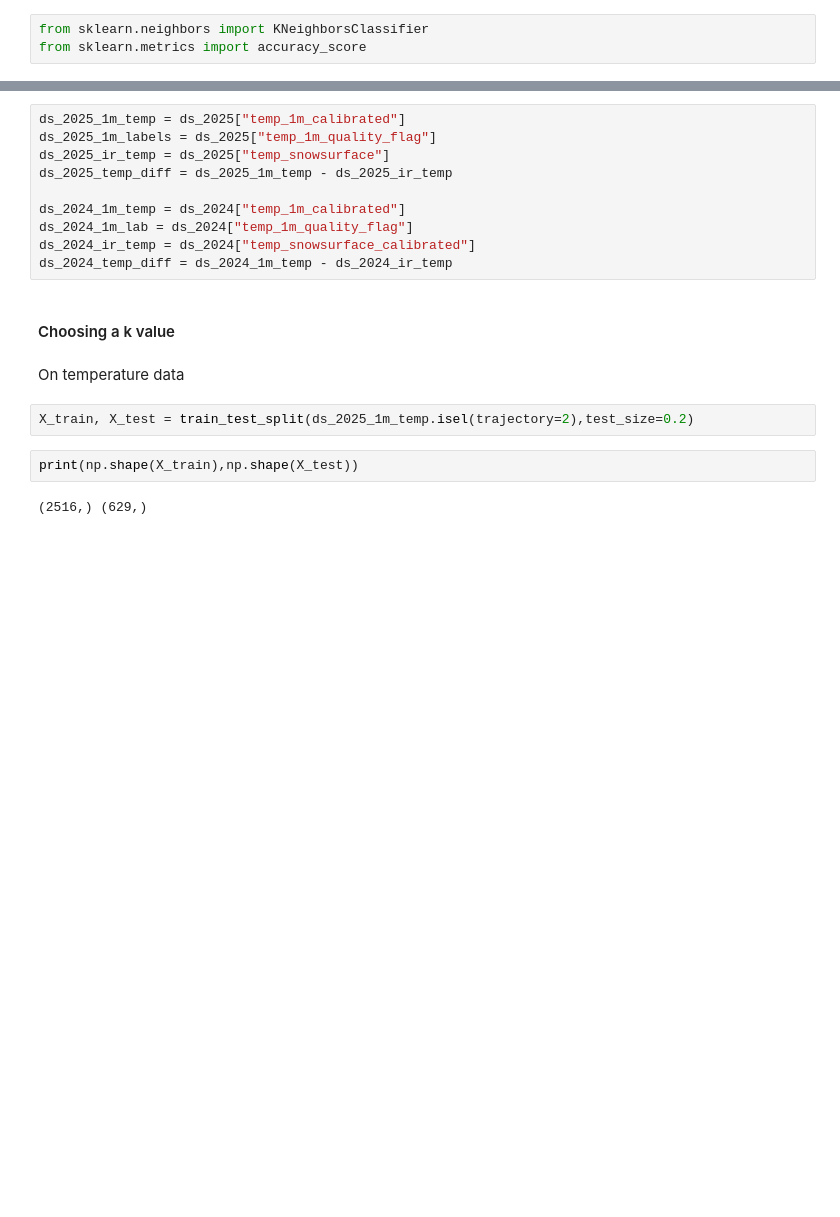
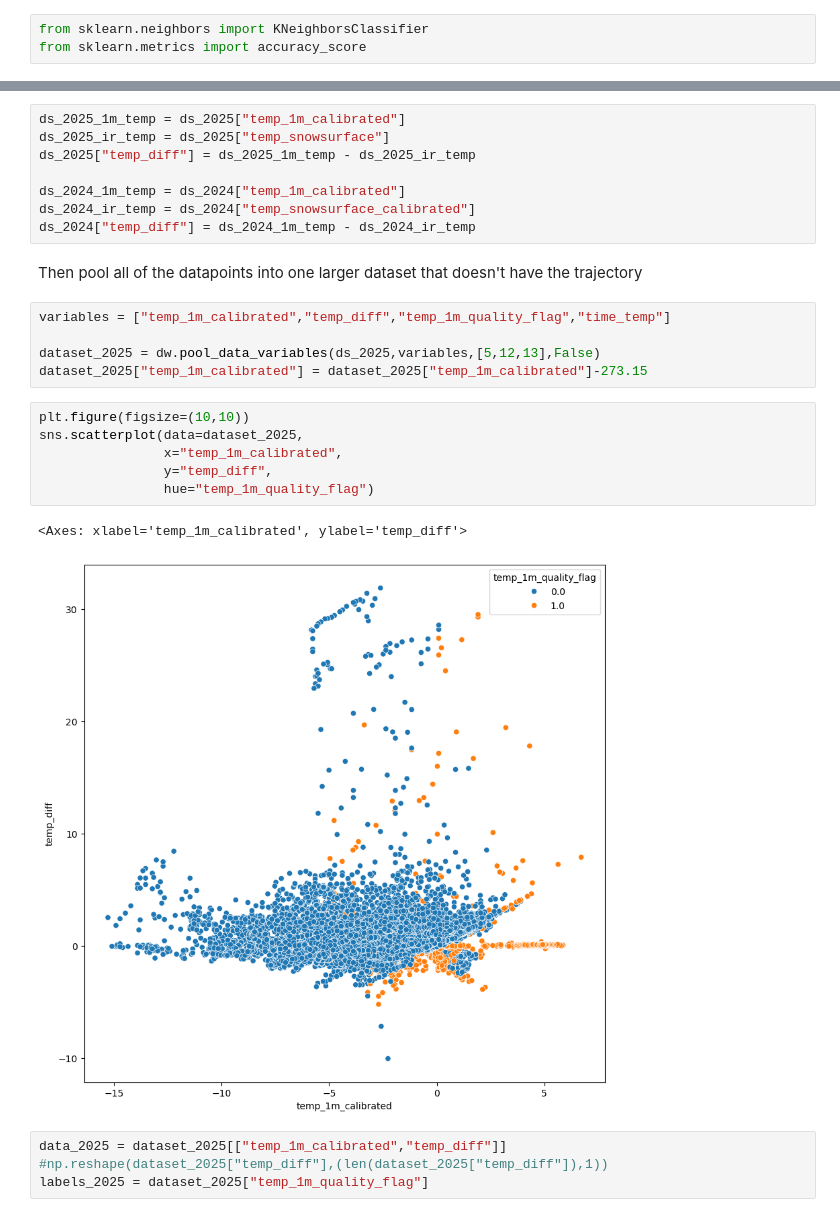
Before and after one commit to johtj/data_analysis_ml_project3, a Jupyter notebook: k-NN.ipynb, the cells around one changed output, grey strips where cells are left out. Cells and saved outputs as stored; diff of their text form; blank space fills up the shorter version.

```diff
--- a/k-NN.ipynb
+++ b/k-NN.ipynb
@@ -75,20 +83,28 @@ from sklearn.metrics import accuracy_score
 # %%
 ds_2025_1m_temp = ds_2025["temp_1m_calibrated"]
-ds_2025_1m_labels = ds_2025["temp_1m_quality_flag"]
 ds_2025_ir_temp = ds_2025["temp_snowsurface"]
-ds_2025_temp_diff = ds_2025_1m_temp - ds_2025_ir_temp
+ds_2025["temp_diff"] = ds_2025_1m_temp - ds_2025_ir_temp
 
 ds_2024_1m_temp = ds_2024["temp_1m_calibrated"]
-ds_2024_1m_lab = ds_2024["temp_1m_quality_flag"]
 ds_2024_ir_temp = ds_2024["temp_snowsurface_calibrated"]
-ds_2024_temp_diff = ds_2024_1m_temp - ds_2024_ir_temp
+ds_2024["temp_diff"] = ds_2024_1m_temp - ds_2024_ir_temp
-# %% [markdown]
-#### Choosing a k value
-# %% [markdown]
-On temperature data
+# %% [markdown]
+Then pool all of the datapoints into one larger dataset that doesn't have the trajectory
 # %%
-X_train, X_test = train_test_split(ds_2025_1m_temp.isel(trajectory=2),test_size=0.2)
+variables = ["temp_1m_calibrated","temp_diff","temp_1m_quality_flag","time_temp"]
+
+dataset_2025 = dw.pool_data_variables(ds_2025,variables,[5,12,13],False)
+dataset_2025["temp_1m_calibrated"] = dataset_2025["temp_1m_calibrated"]-273.15
-# %%
-print(np.shape(X_train),np.shape(X_test))
-# %% [output]
-(2516,) (629,)
+# %%
+plt.figure(figsize=(10,10))
+sns.scatterplot(data=dataset_2025,
+                x="temp_1m_calibrated",
+                y="temp_diff",
+                hue="temp_1m_quality_flag")
+# %% [output]
+<Axes: xlabel='temp_1m_calibrated', ylabel='temp_diff'>
+[figure, added]
+# %%
+data_2025 = dataset_2025[["temp_1m_calibrated","temp_diff"]]
+#np.reshape(dataset_2025["temp_diff"],(len(dataset_2025["temp_diff"]),1))
+labels_2025 = dataset_2025["temp_1m_quality_flag"]
```
Also changed, not shown: parts of 25 cells of this notebook, 5 other files.
